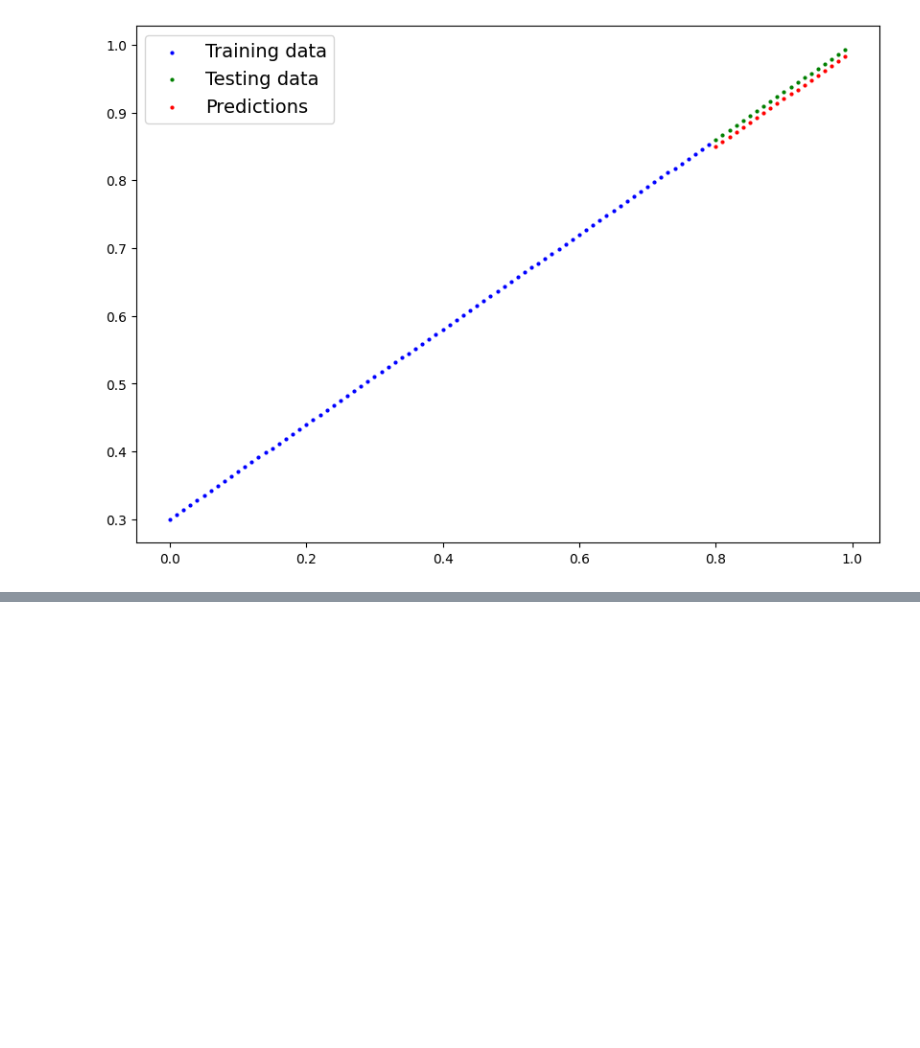
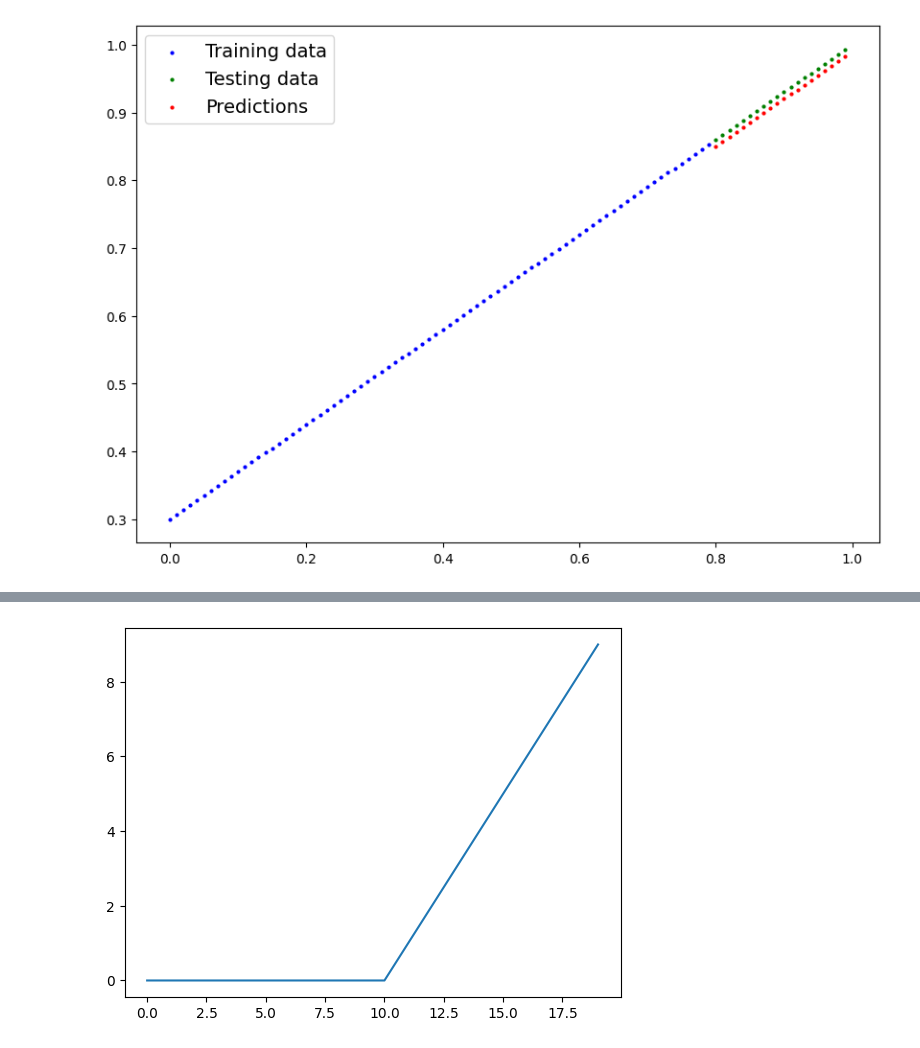
Before and after one commit to habonimana/PyTorch-for-Deep-Learning, a Jupyter notebook: 02_pytorch_classification.ipynb, the cells around one changed output, grey strips where cells are left out. Saved outputs shown, nothing was run; the diff lists cells and outputs as text; code cells hidden in the pictures; blank space fills up the shorter version.

```diff
--- a/02_pytorch_classification.ipynb
+++ b/02_pytorch_classification.ipynb
@@ -757,0 +952,6 @@ plot_predictions(train_data=X_train_reg.cpu(), train_labels=y_train_reg.cpu(),
+# %%
+def relu(x):
+    return torch.maximum(torch.tensor(0), x)
+plt.plot(relu(A));
+# %% [output]
+[figure, added]
```
Also changed, not shown: parts of 22 cells of this notebook.
